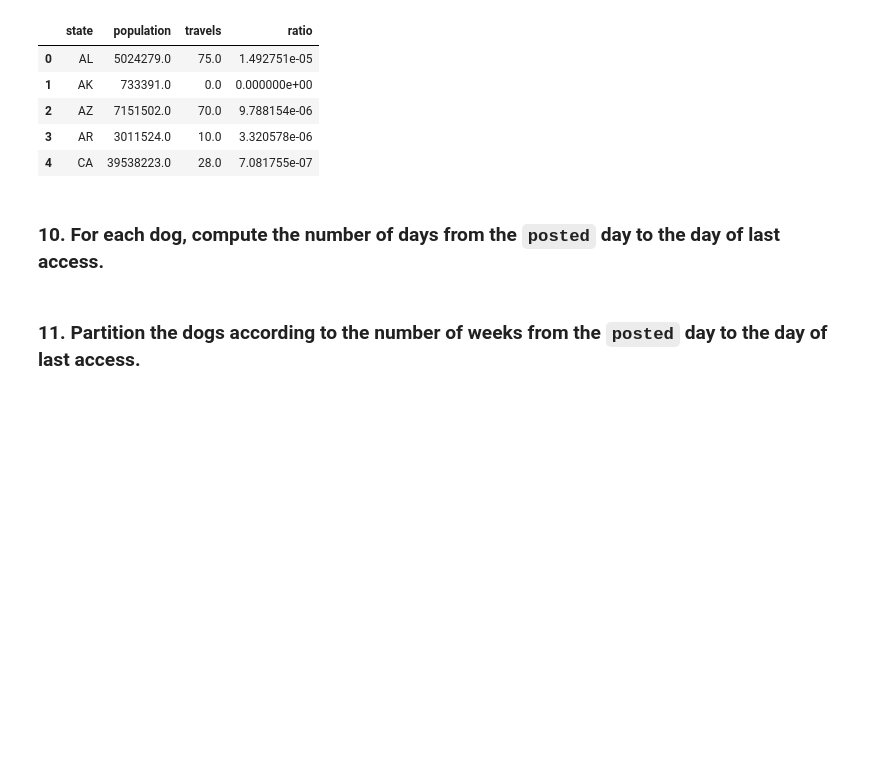
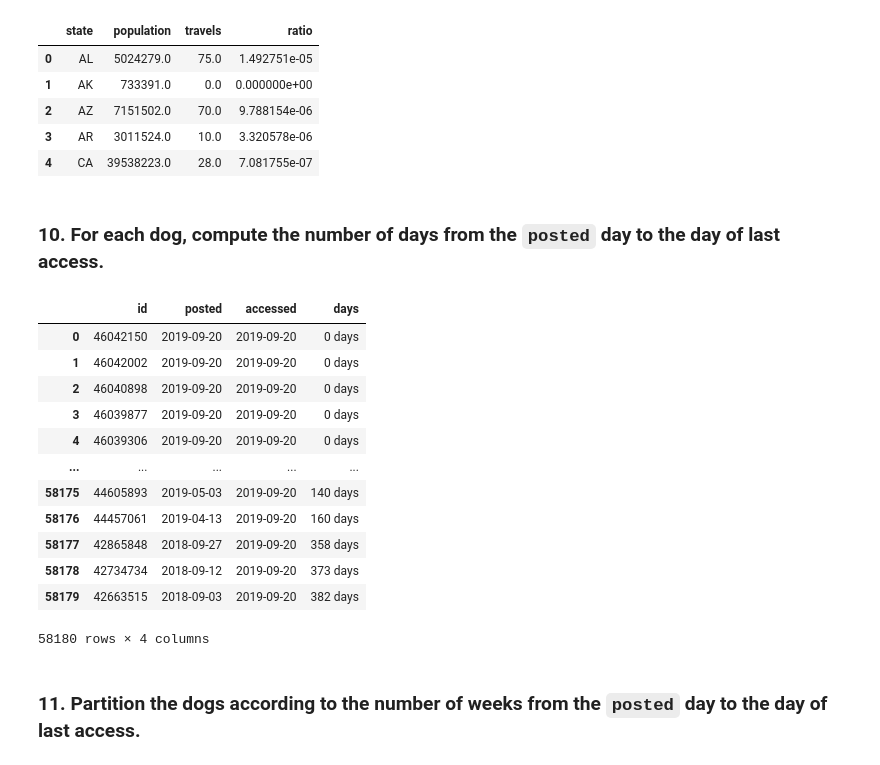
Before and after one commit to CoroTheBoss/CS-project, a Jupyter notebook: notebook.ipynb, the cells around one changed output. Cells and saved outputs as stored; diff of their text form; code cells hidden in the pictures; blank space fills up the shorter version.

```diff
--- a/notebook.ipynb
+++ b/notebook.ipynb
@@ -283,5 +254,27 @@ state_tab_2.head()
 | 4 | CA | 39538223.0 | 28.0 | 7.081755e-07 |
 # %% [markdown]
 ### 10. For each dog, compute the number of days from the `posted` day to the day of last access.
+# %%
+import warnings
+warnings.filterwarnings('ignore')
+time_tab_2 = dog[["id","posted", "accessed"]]
+time_tab_2.accessed = pd.to_datetime(time_tab_2.accessed).dt.date
+time_tab_2.posted = pd.to_datetime(time_tab_2.posted).dt.date
+time_tab_2["days"] = time_tab_2["accessed"] - time_tab_2["posted"]
+time_tab_2
+# %% [output]
+|  | id | posted | accessed | days |
+| 0 | 46042150 | 2019-09-20 | 2019-09-20 | 0 days |
+| 1 | 46042002 | 2019-09-20 | 2019-09-20 | 0 days |
+| 2 | 46040898 | 2019-09-20 | 2019-09-20 | 0 days |
+| 3 | 46039877 | 2019-09-20 | 2019-09-20 | 0 days |
+| 4 | 46039306 | 2019-09-20 | 2019-09-20 | 0 days |
+| ... | ... | ... | ... | ... |
+| 58175 | 44605893 | 2019-05-03 | 2019-09-20 | 140 days |
+| 58176 | 44457061 | 2019-04-13 | 2019-09-20 | 160 days |
+| 58177 | 42865848 | 2018-09-27 | 2019-09-20 | 358 days |
+| 58178 | 42734734 | 2018-09-12 | 2019-09-20 | 373 days |
+| 58179 | 42663515 | 2018-09-03 | 2019-09-20 | 382 days |
+58180 rows × 4 columns
 # %% [markdown]
 ### 11. Partition the dogs according to the number of weeks from the `posted` day to the day of last access.
```
Also changed, not shown: parts of 5 cells of this notebook.
